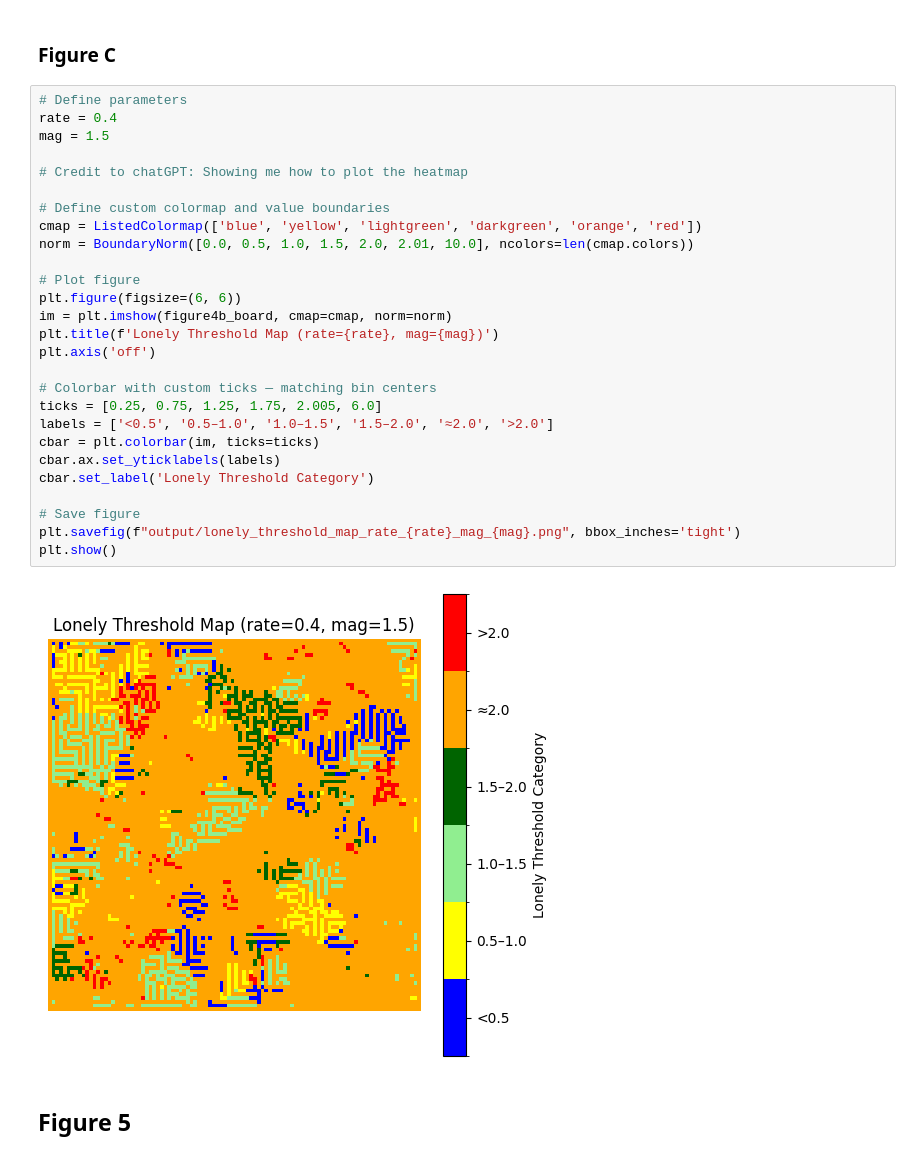
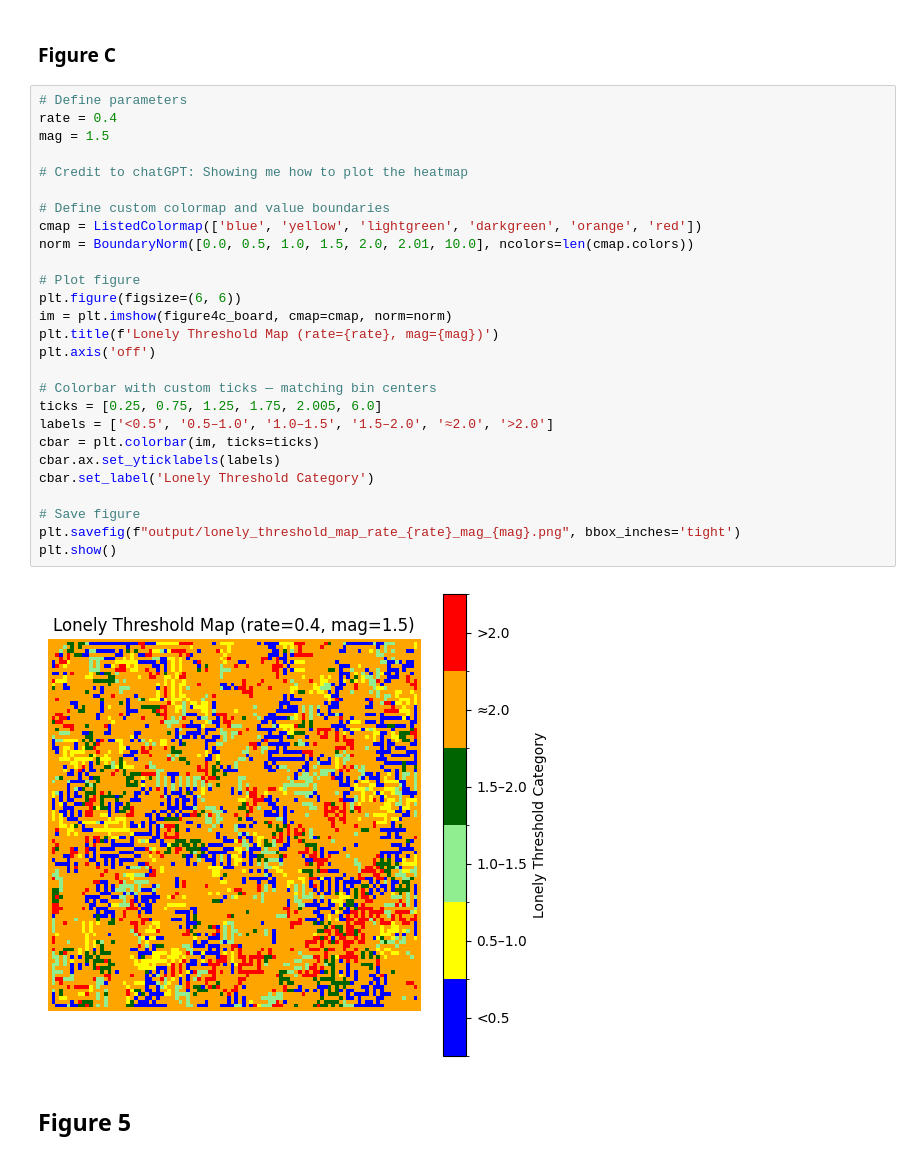
Before and after one commit to arpi5191/Modeling-Somatic-Evolution-A-Cellular-Automata-Approach-Inspired-by-Conway-s-Game-of-Life, a Jupyter notebook: GoL.ipynb, the cells around one changed output. Cells and saved outputs as stored; diff of their text form.

Commit message:
GoL.ipynb
Fixed images.

```diff
--- a/GoL.ipynb
+++ b/GoL.ipynb
@@ -447,32 +447,32 @@ plt.show()
 # %%
 # Define parameters
 rate = 0.4
 mag = 1.5
 
 # Credit to chatGPT: Showing me how to plot the heatmap
 
 # Define custom colormap and value boundaries
 cmap = ListedColormap(['blue', 'yellow', 'lightgreen', 'darkgreen', 'orange', 'red'])
 norm = BoundaryNorm([0.0, 0.5, 1.0, 1.5, 2.0, 2.01, 10.0], ncolors=len(cmap.colors))
 
 # Plot figure
 plt.figure(figsize=(6, 6))
-im = plt.imshow(figure4b_board, cmap=cmap, norm=norm)
+im = plt.imshow(figure4c_board, cmap=cmap, norm=norm)
 plt.title(f'Lonely Threshold Map (rate={rate}, mag={mag})')
 plt.axis('off')
 
 # Colorbar with custom ticks — matching bin centers
 ticks = [0.25, 0.75, 1.25, 1.75, 2.005, 6.0]
 labels = ['<0.5', '0.5–1.0', '1.0–1.5', '1.5–2.0', '≈2.0', '>2.0']
 cbar = plt.colorbar(im, ticks=ticks)
 cbar.ax.set_yticklabels(labels)
 cbar.set_label('Lonely Threshold Category')
 
 # Save figure
 plt.savefig(f"output/lonely_threshold_map_rate_{rate}_mag_{mag}.png", bbox_inches='tight')
 plt.show()
 # %% [output]
-[figure, old version]
+[figure, new version]
 # %% [markdown]
 ## Figure 5
 # %% [markdown]
```
Also changed, not shown: parts of 5 cells of this notebook.
